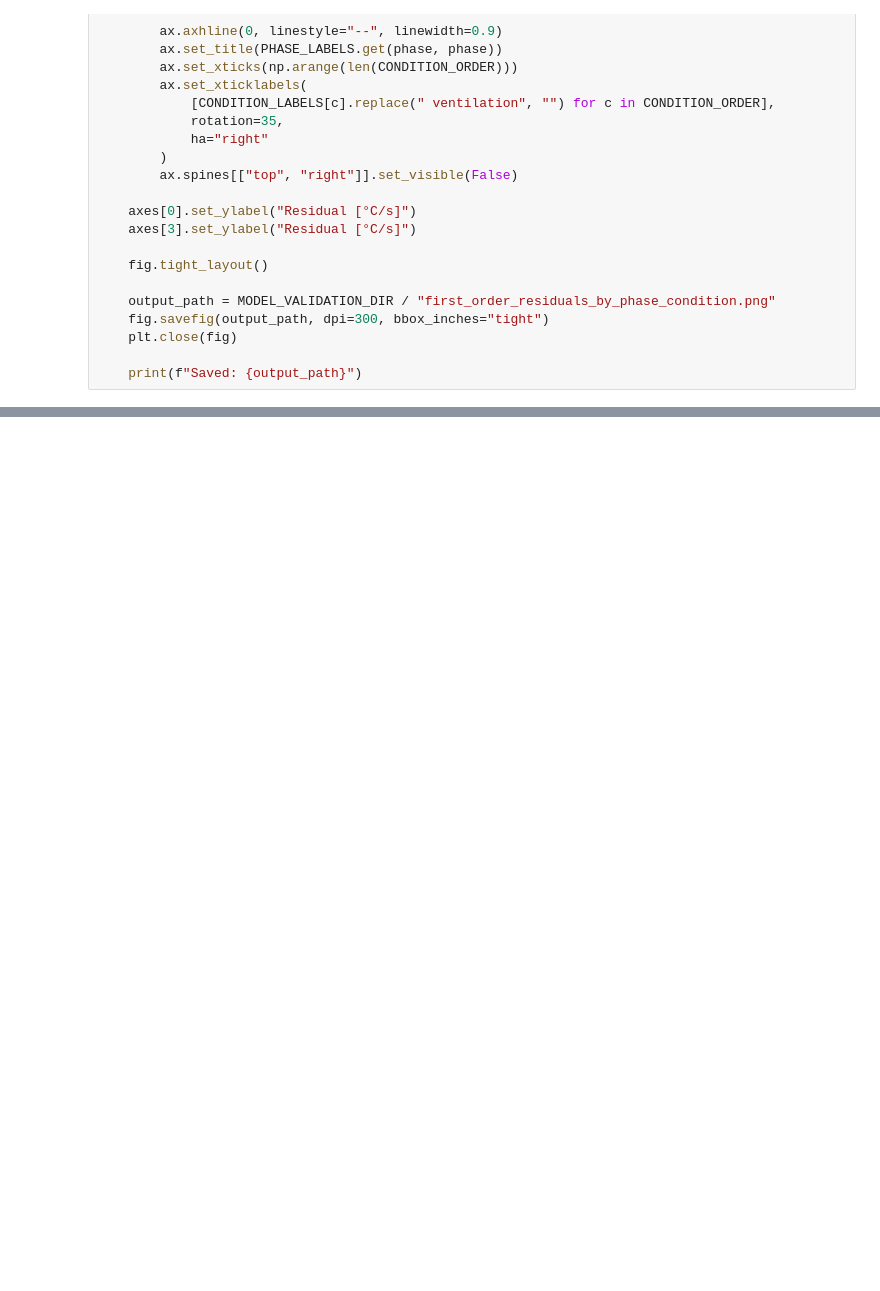
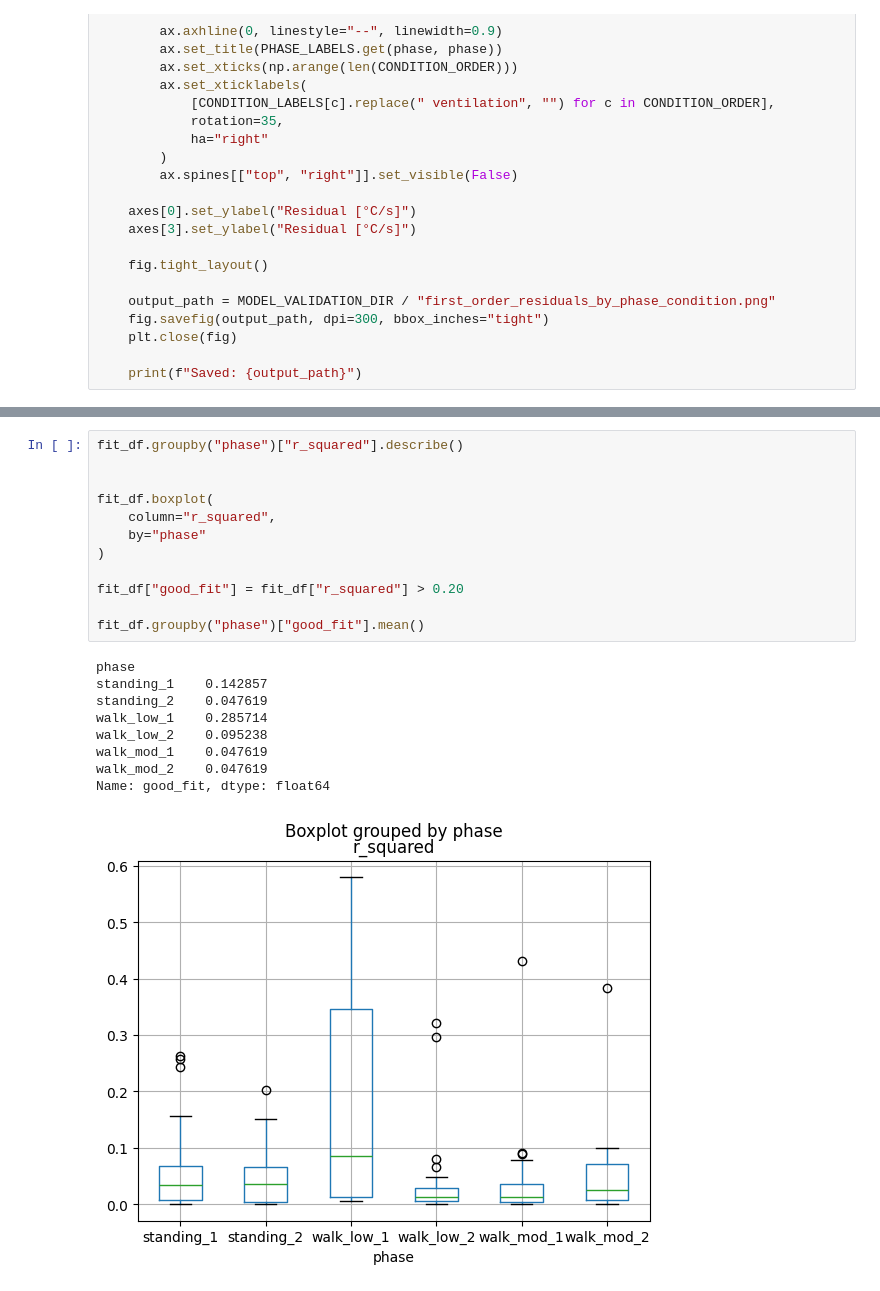
Before and after one commit to comfolab/personal-cooling, a Jupyter notebook: scripts/6_statistic.ipynb, the cells around one changed output, grey strips where cells are left out. Saved outputs shown, nothing was run; the diff lists cells and outputs as text; blank space fills up the shorter version.

```diff
--- a/scripts/6_statistic.ipynb
+++ b/scripts/6_statistic.ipynb
@@ -2405,3 +2829,25 @@ residuals_df shape: (34200, 12)
+# %%
+fit_df.groupby("phase")["r_squared"].describe()
+
+
+fit_df.boxplot(
+    column="r_squared",
+    by="phase"
+)
+
+fit_df["good_fit"] = fit_df["r_squared"] > 0.20
+
+fit_df.groupby("phase")["good_fit"].mean()
+# %% [output]
+phase
+standing_1    0.142857
+standing_2    0.047619
+walk_low_1    0.285714
+walk_low_2    0.095238
+walk_mod_1    0.047619
+walk_mod_2    0.047619
+Name: good_fit, dtype: float64
+[figure, added]
 # %%
 coef_interactions_df = make_interaction_forest_plot(
     result=result,
```
Also changed, not shown: parts of 13 cells of this notebook, 8 other files.
